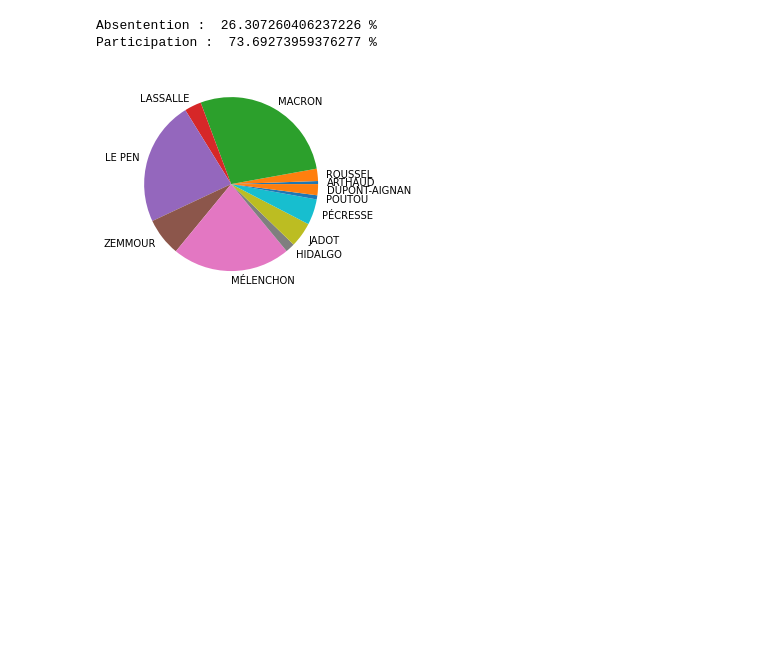
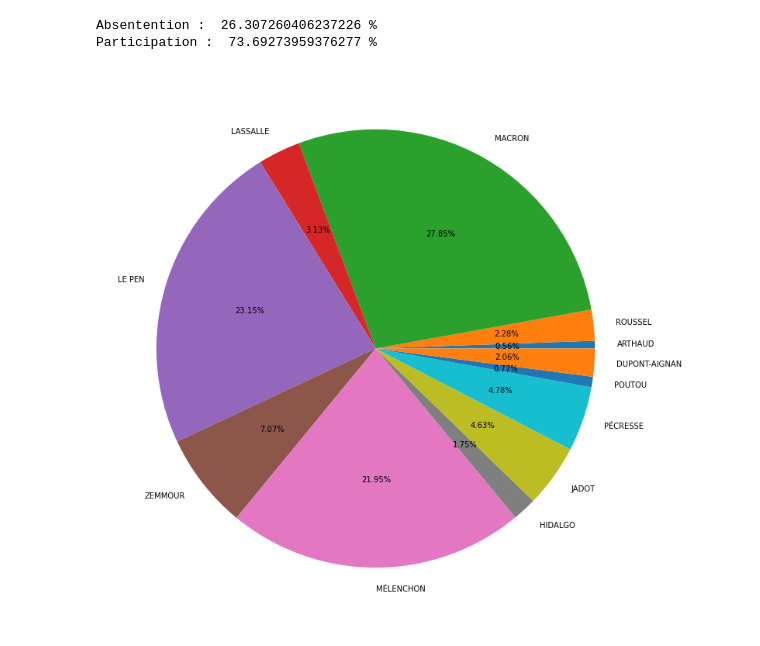
Before and after one commit to BaderEK/AnalyseDeDonnees, a Jupyter notebook: Groupe 2/Groupe 2/rendu.ipynb, the cells around one changed output. Saved outputs shown, nothing was run; the diff lists cells and outputs as text; code cells hidden in the pictures; blank space fills up the shorter version.

Commit message:
camembert avec ou sans abstention

```diff
--- a/Groupe 2/Groupe 2/rendu.ipynb
+++ b/Groupe 2/Groupe 2/rendu.ipynb
@@ -71,10 +71,15 @@ print("Participation : ", rappVot, "%")
 Absentention :  26.307260406237226 %
 Participation :  73.69273959376277 %
 # %%
-voixCandidat = np.array([np.sum(df['Voix.1']), np.sum(df['Voix.2']), np.sum(df['Voix.3']), np.sum(df['Voix.4']), np.sum(df['Voix.5']), np.sum(df['Voix.6']), np.sum(df['Voix.7']), np.sum(df['Voix.8']), np.sum(df['Voix.9']), np.sum(df['Voix.10']), np.sum(df['Voix.11']), np.sum(df['Voix.12'])])
-label = [df['Nom.1'][0], df['Nom.2'][0], df['Nom.3'][0], df['Nom.4'][0], df['Nom.5'][0], df['Nom.6'][0], df['Nom.7'][0], df['Nom.8'][0], df['Nom.9'][0], df['Nom.10'][0], df['Nom.11'][0], df['Nom.12'][0]]
+#Sans abstention
+voixCandidat = np.array([np.sum(df['Voix.1']), np.sum(df['Voix.2']), np.sum(df['Voix.3']), np.sum(df['Voix.4']), np.sum(df['Voix.5']),
+np.sum(df['Voix.6']), np.sum(df['Voix.7']), np.sum(df['Voix.8']), np.sum(df['Voix.9']), np.sum(df['Voix.10']), np.sum(df['Voix.11']),
+np.sum(df['Voix.12'])])
+label = [df['Nom.1'][0], df['Nom.2'][0], df['Nom.3'][0], df['Nom.4'][0], df['Nom.5'][0], df['Nom.6'][0], df['Nom.7'][0], df['Nom.8'][0],
+df['Nom.9'][0], df['Nom.10'][0], df['Nom.11'][0], df['Nom.12'][0]]
-# %%
-plt.pie(voixCandidat, labels=label)
-plt.show()
-# %% [output]
-[figure, removed]
+# %%
+camembert = plt.pie(voixCandidat, labels=label, normalize = True, autopct = lambda voixCandidat: str(round(voixCandidat, 2)) + '%')
+plt.rcParams["figure.figsize"] = [13, 13]
+plt.show()
+# %% [output]
+[figure, added]
```
Also changed, not shown: parts of 2 cells of this notebook.
